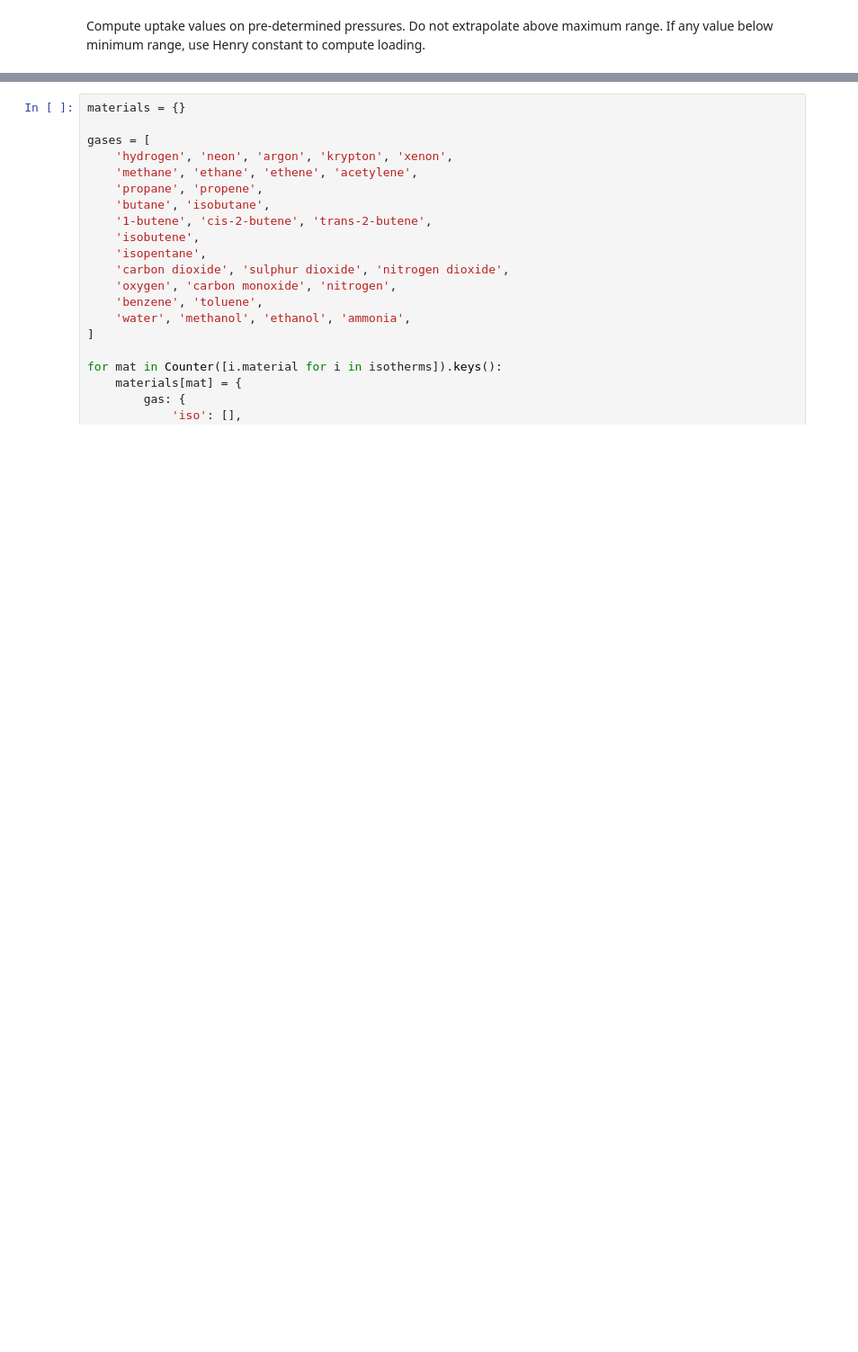
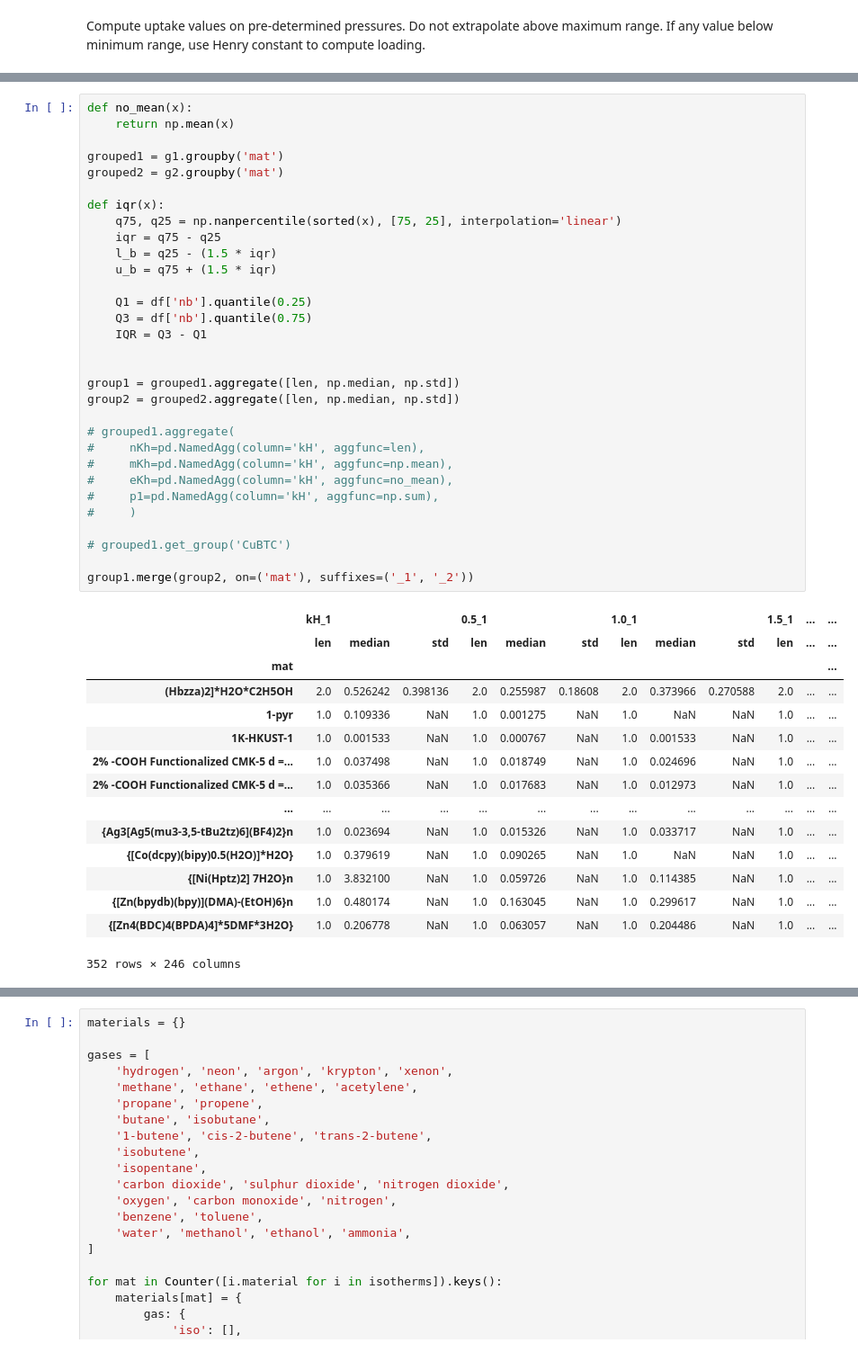
Before and after one commit to pauliacomi/separation-explorer, a Jupyter notebook: notebooks/process-isotherms.ipynb, the cells around one changed output, grey strips where cells are left out. Shown: that part at 90% size. Cells and saved outputs as stored; diff of their text form; blank space fills up the shorter version.

```diff
--- a/notebooks/process-isotherms.ipynb
+++ b/notebooks/process-isotherms.ipynb
@@ -79,0 +148,47 @@ for index, iso in enumerate(isotherms):
+# %%
+def no_mean(x):
+    return np.mean(x)
+
+grouped1 = g1.groupby('mat')
+grouped2 = g2.groupby('mat')
+
+def iqr(x):
+    q75, q25 = np.nanpercentile(sorted(x), [75, 25], interpolation='linear')
+    iqr = q75 - q25
+    l_b = q25 - (1.5 * iqr)
+    u_b = q75 + (1.5 * iqr)
+
+    Q1 = df['nb'].quantile(0.25)
+    Q3 = df['nb'].quantile(0.75)
+    IQR = Q3 - Q1
+
+
+group1 = grouped1.aggregate([len, np.median, np.std])
+group2 = grouped2.aggregate([len, np.median, np.std])
+
+# grouped1.aggregate(
+#     nKh=pd.NamedAgg(column='kH', aggfunc=len),
+#     mKh=pd.NamedAgg(column='kH', aggfunc=np.mean),
+#     eKh=pd.NamedAgg(column='kH', aggfunc=no_mean),
+#     p1=pd.NamedAgg(column='kH', aggfunc=np.sum),
+#     )
+
+# grouped1.get_group('CuBTC')
+
+group1.merge(group2, on=('mat'), suffixes=('_1', '_2'))
+# %% [output]
+|  | kH_1 |  |  | 0.5_1 |  |  | 1.0_1 |  |  | 1.5_1 | ... | ... |
+|  | len | median | std | len | median | std | len | median | std | len | ... | ... |
+| mat |  |  |  |  |  |  |  |  |  |  |  | ... |
+| (Hbzza)2]*H2O*C2H5OH | 2.0 | 0.526242 | 0.398136 | 2.0 | 0.255987 | 0.18608 | 2.0 | 0.373966 | 0.270588 | 2.0 | ... | ... |
+| 1-pyr | 1.0 | 0.109336 | NaN | 1.0 | 0.001275 | NaN | 1.0 | NaN | NaN | 1.0 | ... | ... |
+| 1K-HKUST-1 | 1.0 | 0.001533 | NaN | 1.0 | 0.000767 | NaN | 1.0 | 0.001533 | NaN | 1.0 | ... | ... |
+| 2% -COOH Functionalized CMK-5 d =... | 1.0 | 0.037498 | NaN | 1.0 | 0.018749 | NaN | 1.0 | 0.024696 | NaN | 1.0 | ... | ... |
+| 2% -COOH Functionalized CMK-5 d =... | 1.0 | 0.035366 | NaN | 1.0 | 0.017683 | NaN | 1.0 | 0.012973 | NaN | 1.0 | ... | ... |
+| ... | ... | ... | ... | ... | ... | ... | ... | ... | ... | ... | ... | ... |
+| {Ag3[Ag5(mu3-3,5-tBu2tz)6](BF4)2}n | 1.0 | 0.023694 | NaN | 1.0 | 0.015326 | NaN | 1.0 | 0.033717 | NaN | 1.0 | ... | ... |
+| {[Co(dcpy)(bipy)0.5(H2O)]*H2O} | 1.0 | 0.379619 | NaN | 1.0 | 0.090265 | NaN | 1.0 | NaN | NaN | 1.0 | ... | ... |
+| {[Ni(Hptz)2] 7H2O}n | 1.0 | 3.832100 | NaN | 1.0 | 0.059726 | NaN | 1.0 | 0.114385 | NaN | 1.0 | ... | ... |
+| {[Zn(bpydb)(bpy)](DMA)-(EtOH)6}n | 1.0 | 0.480174 | NaN | 1.0 | 0.163045 | NaN | 1.0 | 0.299617 | NaN | 1.0 | ... | ... |
+| {[Zn4(BDC)4(BPDA)4]*5DMF*3H2O} | 1.0 | 0.206778 | NaN | 1.0 | 0.063057 | NaN | 1.0 | 0.204486 | NaN | 1.0 | ... | ... |
+352 rows × 246 columns
```
Also changed, not shown: parts of 24 cells of this notebook, 2 other files.
